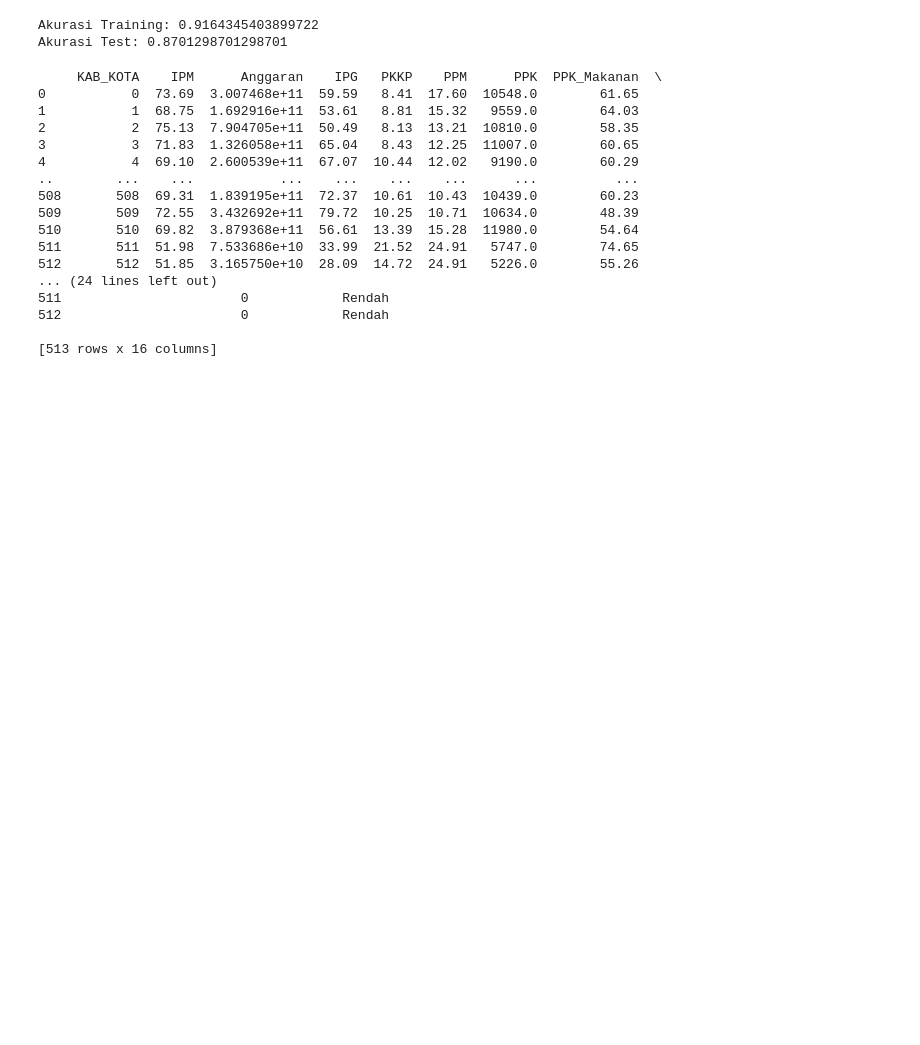
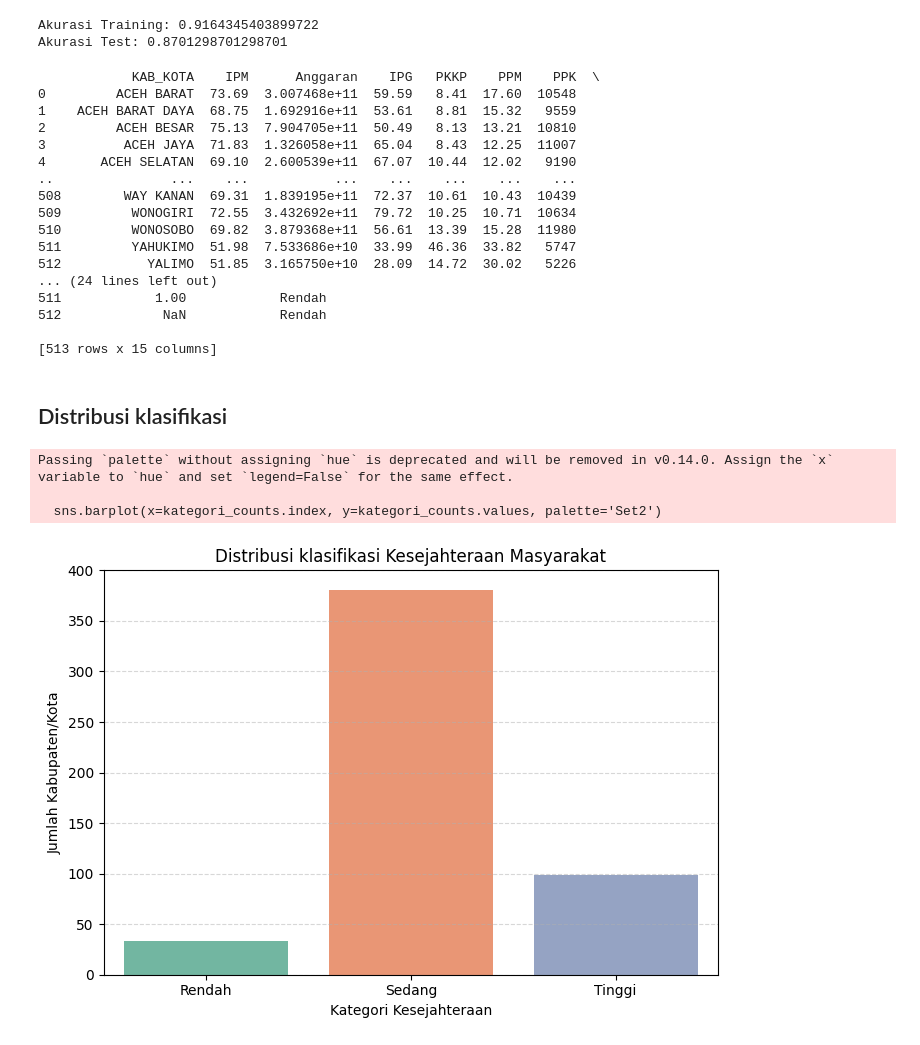
Before and after one commit to panjiarf4/ImBoost, a Jupyter notebook: SML_Project_2.ipynb, the cells around one changed output. Cells and saved outputs as stored; diff of their text form; code cells hidden in the pictures; blank space fills up the shorter version.

```diff
--- a/SML_Project_2.ipynb
+++ b/SML_Project_2.ipynb
@@ -581,7 +583,7 @@ label_map = {0: 'Rendah', 1: 'Sedang', 2: 'Tinggi'}
 y_pred_labels = [label_map[pred] for pred in y_pred_all]
 
 # Tambahkan ke dataframe0
-data_encoded['Kategori_Prediksi'] = y_pred_labels
+data['Kategori_Prediksi'] = y_pred_labels
 # %% [output]
 [0]     train-merror:0.13092    eval-merror:0.23377
 [1]     train-merror:0.10585    eval-merror:0.20130
@@ -690,22 +692,44 @@ print("Akurasi Test:", accuracy_score(test_dmatrix.get_label(), y_test_pred))
 Akurasi Training: 0.9164345403899722
 Akurasi Test: 0.8701298701298701
 # %%
-print(data_encoded)
+print(data)
 # %% [output]
-     KAB_KOTA    IPM      Anggaran    IPG   PKKP    PPM      PPK  PPK_Makanan  \
-0           0  73.69  3.007468e+11  59.59   8.41  17.60  10548.0        61.65
-1           1  68.75  1.692916e+11  53.61   8.81  15.32   9559.0        64.03
-2           2  75.13  7.904705e+11  50.49   8.13  13.21  10810.0        58.35
-3           3  71.83  1.326058e+11  65.04   8.43  12.25  11007.0        60.65
-4           4  69.10  2.600539e+11  67.07  10.44  12.02   9190.0        60.29
-..        ...    ...           ...    ...    ...    ...      ...          ...
-508       508  69.31  1.839195e+11  72.37  10.61  10.43  10439.0        60.23
-509       509  72.55  3.432692e+11  79.72  10.25  10.71  10634.0        48.39
-510       510  69.82  3.879368e+11  56.61  13.39  15.28  11980.0        54.64
-511       511  51.98  7.533686e+10  33.99  21.52  24.91   5747.0        74.65
-512       512  51.85  3.165750e+10  28.09  14.72  24.91   5226.0        55.26
+            KAB_KOTA    IPM      Anggaran    IPG   PKKP    PPM    PPK  \
+0         ACEH BARAT  73.69  3.007468e+11  59.59   8.41  17.60  10548
+1    ACEH BARAT DAYA  68.75  1.692916e+11  53.61   8.81  15.32   9559
+2         ACEH BESAR  75.13  7.904705e+11  50.49   8.13  13.21  10810
+3          ACEH JAYA  71.83  1.326058e+11  65.04   8.43  12.25  11007
+4       ACEH SELATAN  69.10  2.600539e+11  67.07  10.44  12.02   9190
+..               ...    ...           ...    ...    ...    ...    ...
+508        WAY KANAN  69.31  1.839195e+11  72.37  10.61  10.43  10439
+509         WONOGIRI  72.55  3.432692e+11  79.72  10.25  10.71  10634
+510         WONOSOBO  69.82  3.879368e+11  56.61  13.39  15.28  11980
+511         YAHUKIMO  51.98  7.533686e+10  33.99  46.36  33.82   5747
+512           YALIMO  51.85  3.165750e+10  28.09  14.72  30.02   5226
 ... (24 lines left out)
-511                       0            Rendah
-512                       0            Rendah
+511            1.00            Rendah
+512             NaN            Rendah
 
-[513 rows x 16 columns]
+[513 rows x 15 columns]
+# %% [markdown]
+## Distribusi klasifikasi
+# %%
+import matplotlib.pyplot as plt
+import seaborn as sns
+
+kategori_counts = data['Kategori_Prediksi'].value_counts().sort_index()
+
+# Barplot
+plt.figure(figsize=(7, 5))
+sns.barplot(x=kategori_counts.index, y=kategori_counts.values, palette='Set2')
+plt.title('Distribusi klasifikasi Kesejahteraan Masyarakat')
+plt.xlabel('Kategori Kesejahteraan')
+plt.ylabel('Jumlah Kabupaten/Kota')
+plt.grid(axis='y', linestyle='--', alpha=0.5)
+plt.tight_layout()
+plt.show()
+# %% [output]
+Passing `palette` without assigning `hue` is deprecated and will be removed in v0.14.0. Assign the `x` variable to `hue` and set `legend=False` for the same effect.
+
+  sns.barplot(x=kategori_counts.index, y=kategori_counts.values, palette='Set2')
+[figure, added]
```
Also changed, not shown: parts of 10 cells of this notebook.
